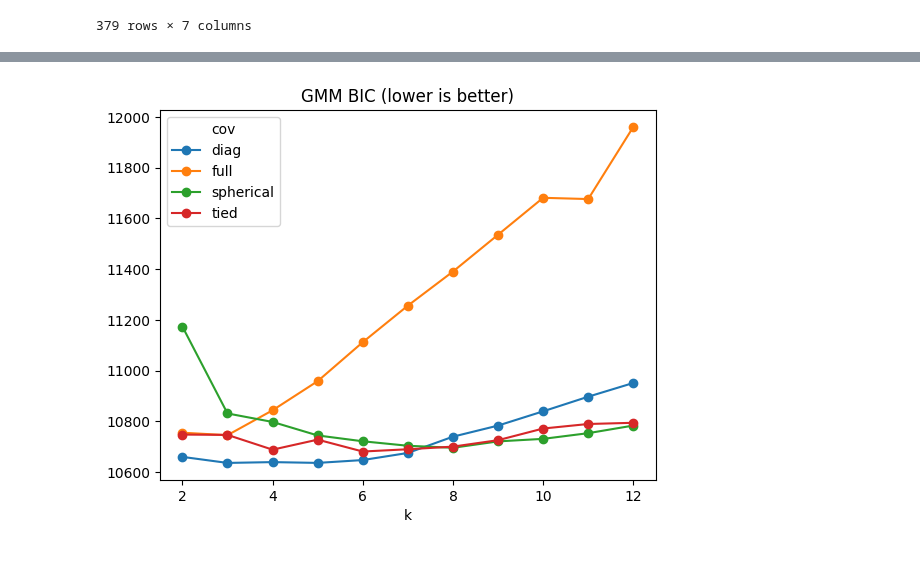
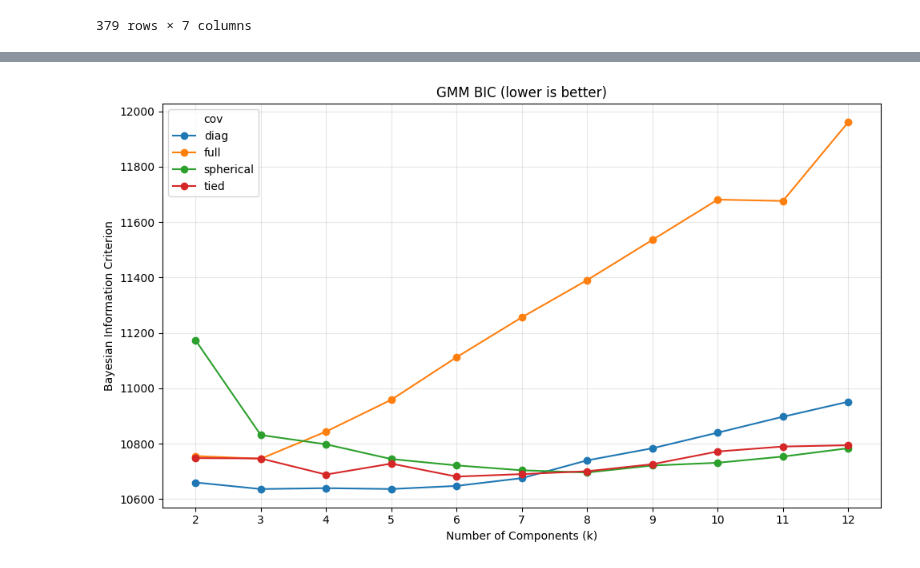
Before and after one commit to haejeg/nba-player-archetypes-and-clustering, a Jupyter notebook: notebooks/archetypes/kmeans.ipynb, the cells around one changed output, grey strips where cells are left out. Saved outputs shown, nothing was run; the diff lists cells and outputs as text; code cells hidden in the pictures.

```diff
--- a/notebooks/archetypes/kmeans.ipynb
+++ b/notebooks/archetypes/kmeans.ipynb
@@ -79,15 +748,80 @@ for c, grp in scores.groupby('Cluster'):
 # %%
+
 from sklearn.mixture import GaussianMixture
-import numpy as np
 
-results = []
+# ============================================================
+# GMM MODEL SELECTION USING BIC
+# ============================================================
+# Test four covariance structures and 2-12 components.
+# Lower BIC indicates a preferred model among those tested.
+#
+# Use n_components rather than k so we do not overwrite
+# the cluster count used in our K-means analysis.
+# ============================================================
+
+gmm_results = []
+
 for cov in ['spherical', 'diag', 'tied', 'full']:
-    for k in range(2, 13):
-        gmm = GaussianMixture(n_components=k, covariance_type=cov, n_init=5, random_state=42).fit(X_pca)
-        results.append({'cov': cov, 'k': k, 'bic': gmm.bic(X_pca)})
+    for n_components in range(2, 13):
 
-bic = pd.DataFrame(results).pivot(index='k', columns='cov', values='bic')
-bic.plot(marker='o', title='GMM BIC (lower is better)')
+        # Fit a Gaussian Mixture Model
+        gmm = GaussianMixture(
+            n_components=n_components,
+            covariance_type=cov,
+            n_init=5,
+            random_state=42
+        ).fit(X_pca)
+
+        # IMPORTANT: This line stays inside BOTH loops.
+        # Record the BIC for every model configuration.
+        gmm_results.append({
+            'cov': cov,
+            'k': n_components,
+            'bic': gmm.bic(X_pca)
+        })
+
+# STEP 1: Verify that all configurations were evaluated.
+print(f"Models evaluated: {len(gmm_results)}")
+
+assert len(gmm_results) == 44, (
+    "Expected 44 GMM configurations. "
+    "Check the indentation of results.append()."
+)
+
+# STEP 2: Create the BIC dataframe.
+bic = pd.DataFrame(gmm_results).pivot(
+    index='k',
+    columns='cov',
+    values='bic'
+)
+
+# Verify that every covariance type has 11 BIC values.
+assert bic.shape == (11, 4), (
+    f"Expected an 11x4 BIC table, got {bic.shape}."
+)
+
+print("\nBIC values:")
+print(bic.round(2))
+
+# STEP 3: Restore the ORIGINAL combined visualization.
+ax = bic.plot(
+    marker='o',
+    figsize=(10, 6),
+    title='GMM BIC (lower is better)'
+)
+
+ax.set_xlabel('Number of Components (k)')
+ax.set_ylabel('Bayesian Information Criterion')
+ax.set_xticks(range(2, 13))
+ax.grid(alpha=0.3)
+
+plt.tight_layout()
 plt.show()
-bic.stack().idxmin()   # best (k, covariance type)
+
+# STEP 4: Identify the best model.
+best_k, best_cov = bic.stack().idxmin()
+
+print(f"\nBest GMM component count: {best_k}")
+print(f"Best covariance type: {best_cov}")
+print(f"Minimum BIC: {bic.loc[best_k, best_cov]:.2f}")
 # %% [output]
@@ -94 +844 @@ bic.stack().idxmin()   # best (k, covariance type)
-[figure, old version]
+[figure, new version]
```
Also changed, not shown: parts of 14 cells of this notebook.
